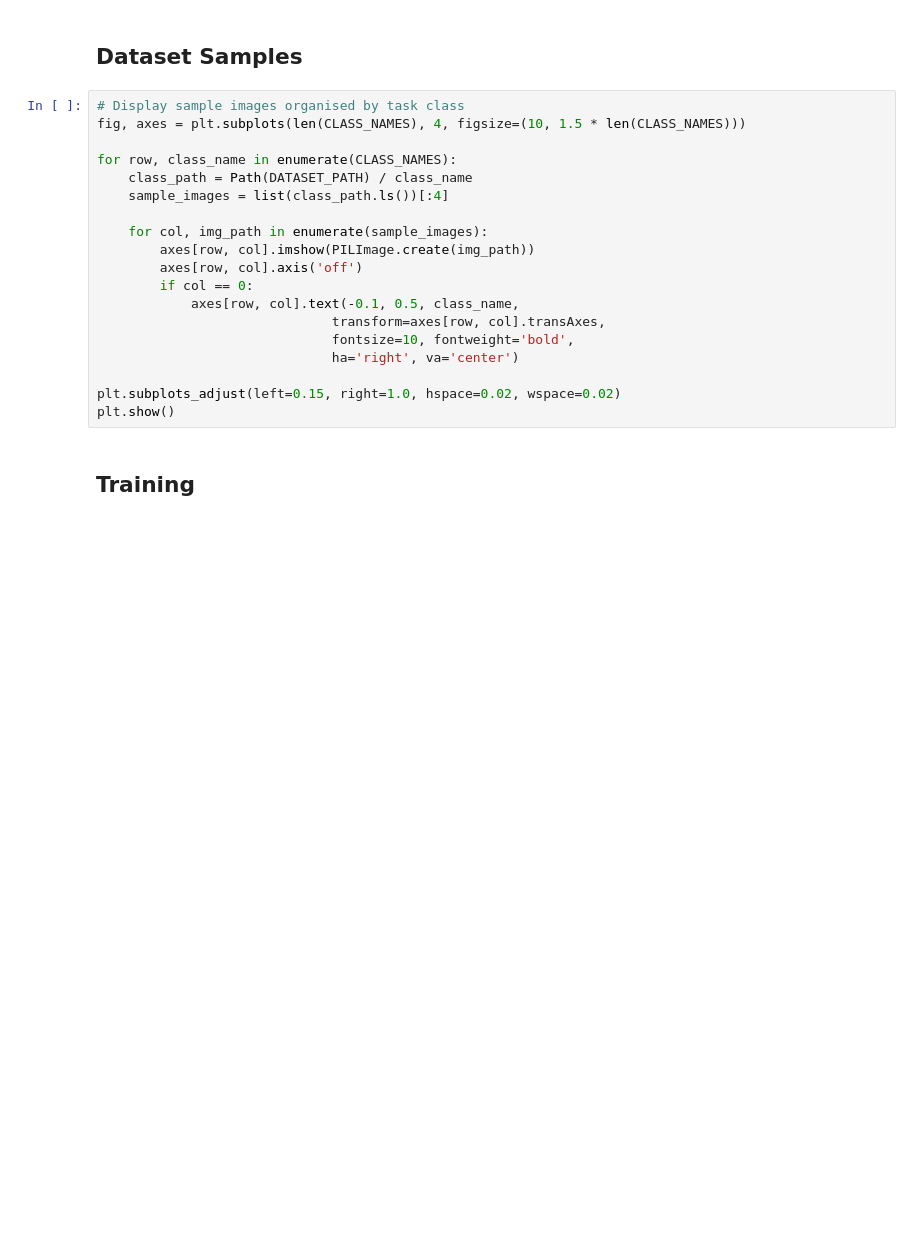
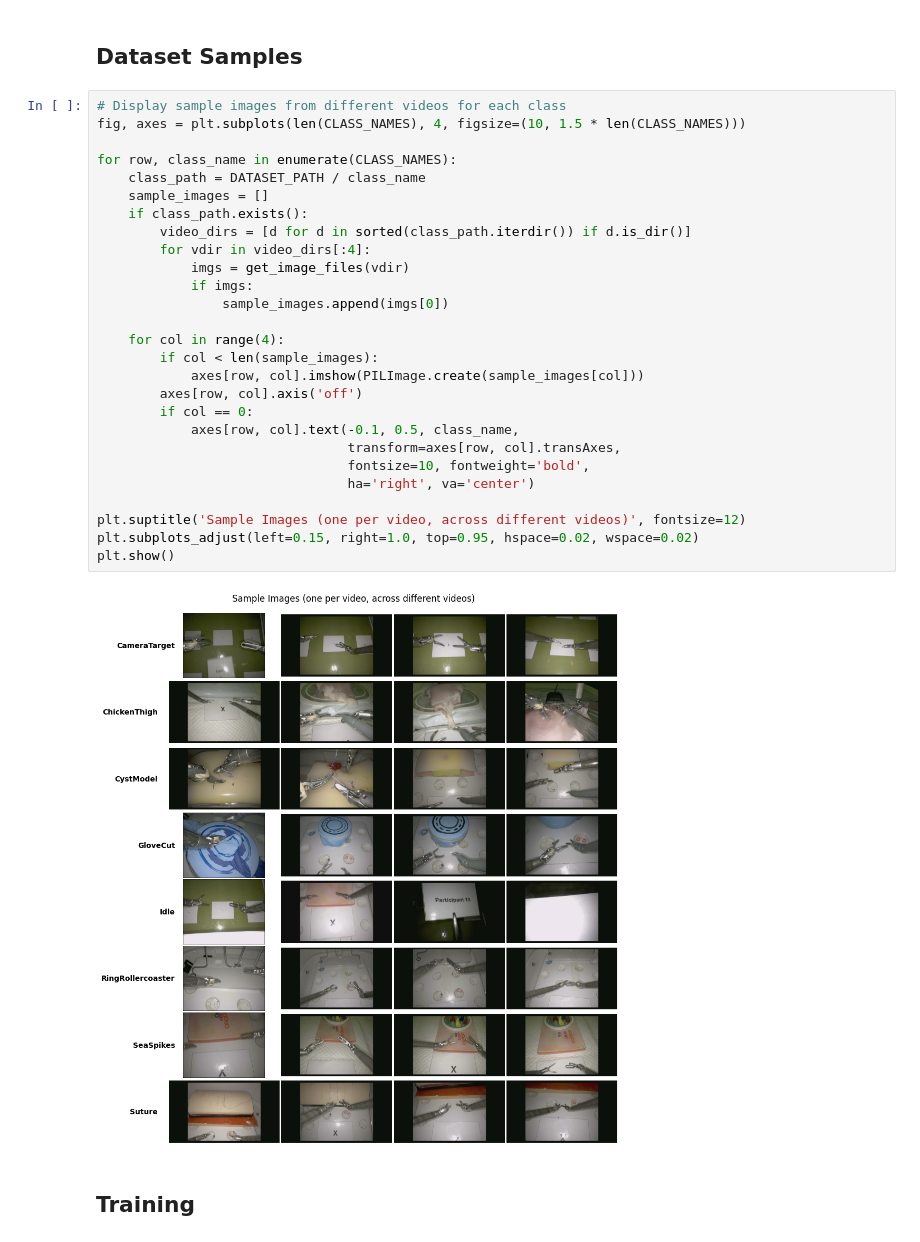
Before and after one commit to meyer6/COMP0016_2025_Team18_Hawkes_Data_Pipeline, a Jupyter notebook: processing/scripts/task_classifier/task_classifier.ipynb, the cells around one changed output. Saved outputs shown, nothing was run; the diff lists cells and outputs as text; blank space fills up the shorter version.

```diff
--- a/processing/scripts/task_classifier/task_classifier.ipynb
+++ b/processing/scripts/task_classifier/task_classifier.ipynb
@@ -99,24 +246,34 @@ print(f"Using {NUM_WORKERS} worker threads for data loading")
 # %% [markdown]
 ## Dataset Samples
 # %%
-# Display sample images organised by task class
+# Display sample images from different videos for each class
 fig, axes = plt.subplots(len(CLASS_NAMES), 4, figsize=(10, 1.5 * len(CLASS_NAMES)))
 
 for row, class_name in enumerate(CLASS_NAMES):
-    class_path = Path(DATASET_PATH) / class_name
-    sample_images = list(class_path.ls())[:4]
+    class_path = DATASET_PATH / class_name
+    sample_images = []
+    if class_path.exists():
+        video_dirs = [d for d in sorted(class_path.iterdir()) if d.is_dir()]
+        for vdir in video_dirs[:4]:
+            imgs = get_image_files(vdir)
+            if imgs:
+                sample_images.append(imgs[0])
 
-    for col, img_path in enumerate(sample_images):
-        axes[row, col].imshow(PILImage.create(img_path))
+    for col in range(4):
+        if col < len(sample_images):
+            axes[row, col].imshow(PILImage.create(sample_images[col]))
         axes[row, col].axis('off')
         if col == 0:
             axes[row, col].text(-0.1, 0.5, class_name,
-                              transform=axes[row, col].transAxes,
-                              fontsize=10, fontweight='bold',
-                              ha='right', va='center')
+                                transform=axes[row, col].transAxes,
+                                fontsize=10, fontweight='bold',
+                                ha='right', va='center')
 
-plt.subplots_adjust(left=0.15, right=1.0, hspace=0.02, wspace=0.02)
+plt.suptitle('Sample Images (one per video, across different videos)', fontsize=12)
+plt.subplots_adjust(left=0.15, right=1.0, top=0.95, hspace=0.02, wspace=0.02)
 plt.show()
+# %% [output]
+[figure, added]
 # %% [markdown]
 ## Training
 # %%
```
Also changed, not shown: parts of 21 cells of this notebook.
